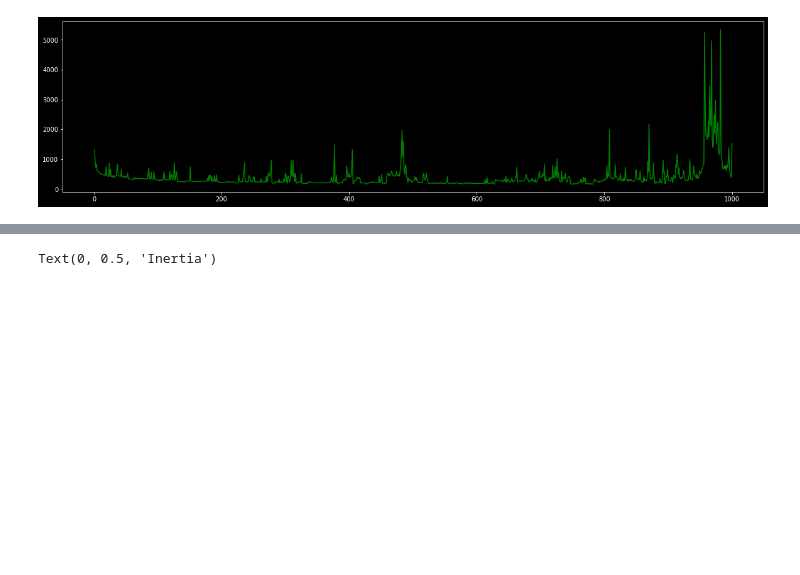
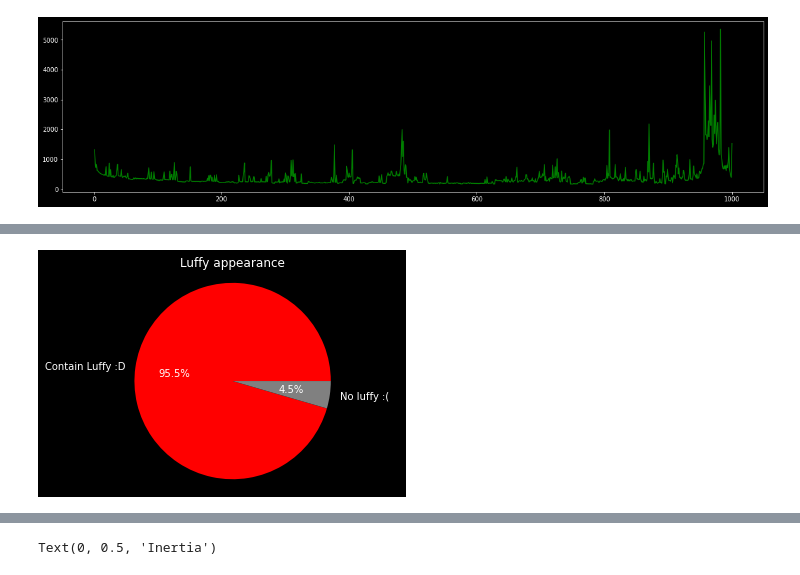
Before and after one commit to Chiheb-Edine-Zoghlemi/ONE_PIECE_DATA_ANALYZE, a Jupyter notebook: Project.ipynb, the cells around one changed output, grey strips where cells are left out. Cells and saved outputs as stored; diff of their text form; code cells hidden in the pictures; blank space fills up the shorter version.

```diff
--- a/Project.ipynb
+++ b/Project.ipynb
@@ -204,0 +242,11 @@ sns.heatmap(anime_data[['total_votes','average_rating','rank','trend']].corr())
+# %%
+# luffy appearace  in the episodes
+ep_with_luffy = data_charachters_appearances['monkey d. luffy'].sum()
+my_labels = 'Contain Luffy :D','No luffy :('
+my_colors = ['red','grey']
+plt.pie([ep_with_luffy,1000-ep_with_luffy],labels=my_labels,autopct='%1.1f%%',colors=my_colors)
+plt.title('Luffy appearance')
+plt.axis('equal')
+plt.show()
+# %% [output]
+[figure, added]
```
Also changed, not shown: parts of 25 cells of this notebook, 3 other files.
